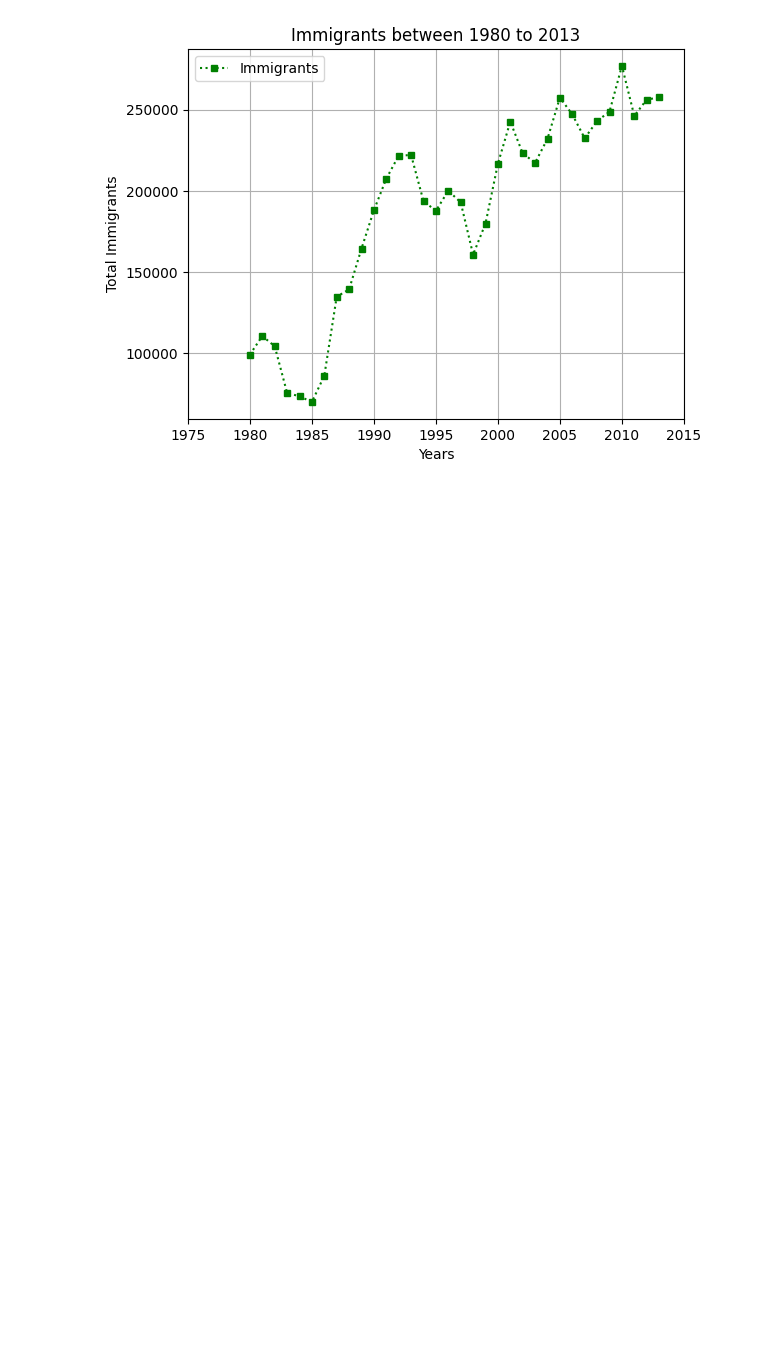
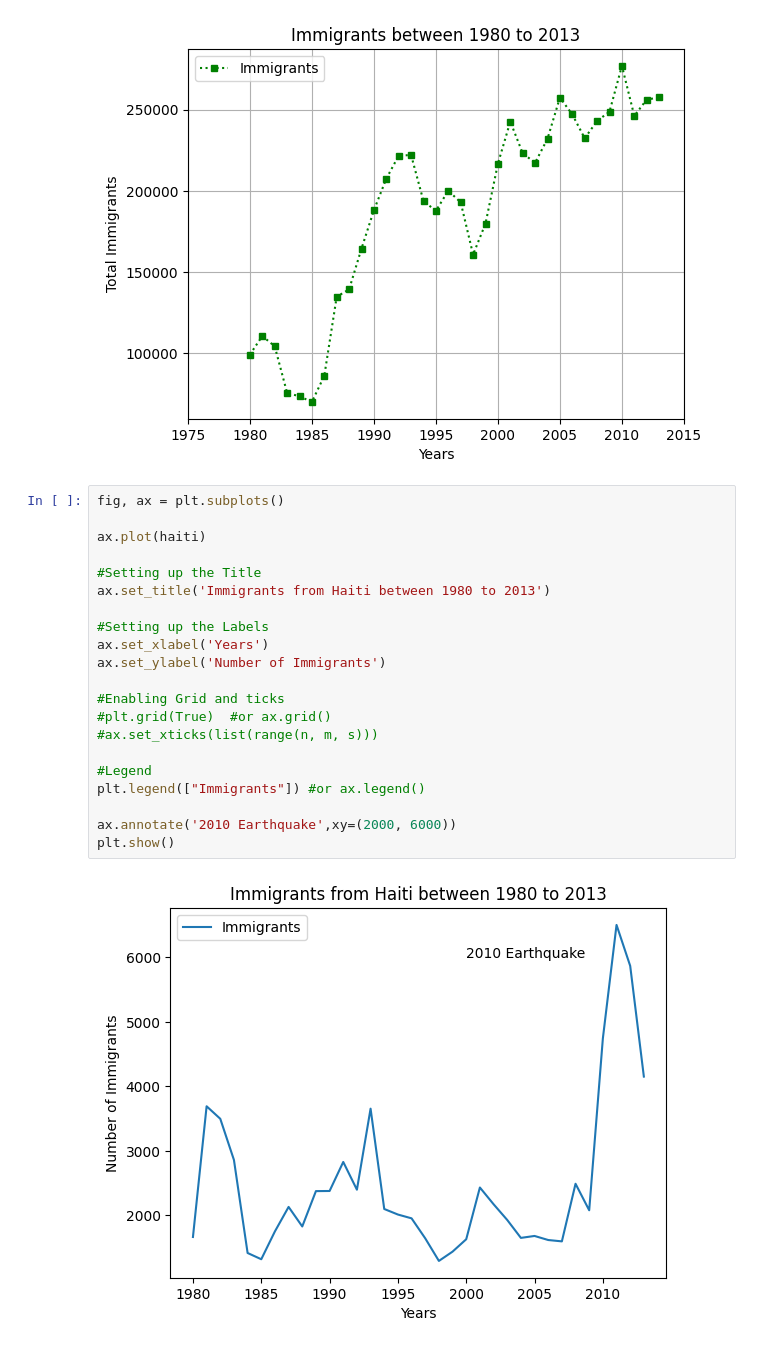
Before and after one commit to jihyeon26/data_analyze_project1, a Jupyter notebook: dataScience_ibm/visualization/4. matplotlib_3.ipynb, the cells around one changed output. Cells and saved outputs as stored; diff of their text form; blank space fills up the shorter version.

Commit message:
plot

```diff
--- a/dataScience_ibm/visualization/4. matplotlib_3.ipynb
+++ b/dataScience_ibm/visualization/4. matplotlib_3.ipynb
@@ -158,3 +158,26 @@ plt.legend(["Immigrants"]) #or ax.legend()
 plt.show()
 # %% [output]
 [figure]
+# %%
+fig, ax = plt.subplots()
+
+ax.plot(haiti)
+
+#Setting up the Title
+ax.set_title('Immigrants from Haiti between 1980 to 2013')
+
+#Setting up the Labels
+ax.set_xlabel('Years')
+ax.set_ylabel('Number of Immigrants')
+
+#Enabling Grid and ticks
+#plt.grid(True)  #or ax.grid()
+#ax.set_xticks(list(range(n, m, s)))
+
+#Legend
+plt.legend(["Immigrants"]) #or ax.legend()
+
+ax.annotate('2010 Earthquake',xy=(2000, 6000))
+plt.show()
+# %% [output]
+[figure, added]
```
Also changed, not shown: parts of 14 cells of this notebook.
